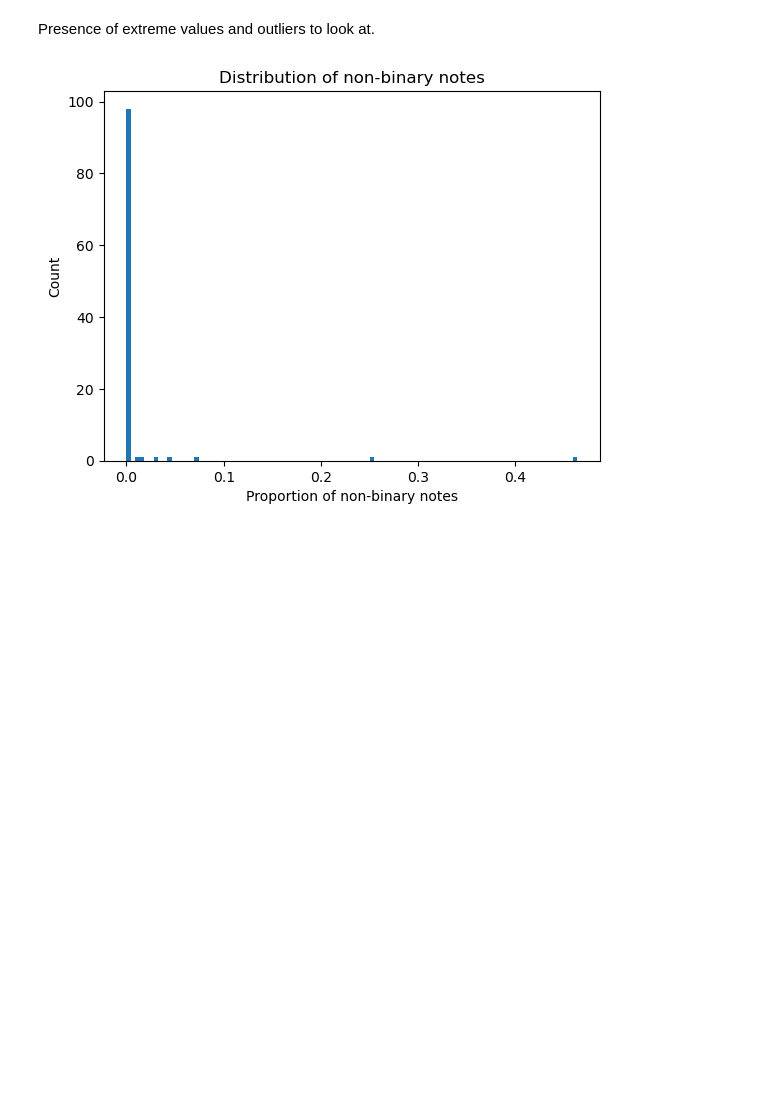
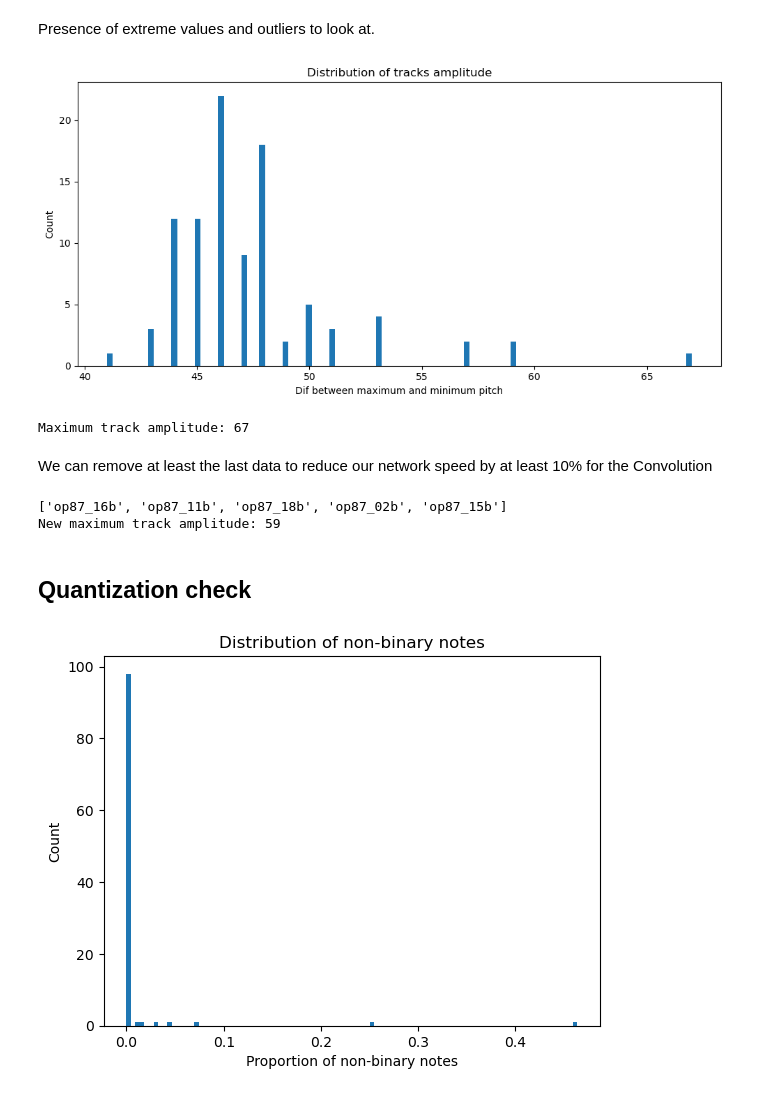
Before and after one commit to FRANCHI-Charles/MIDI-pattern-detection, a Jupyter notebook: checkfugues.ipynb, the cells around one changed output. Drawn from its saved outputs; the diff is of its cells as text; code cells hidden in the pictures; blank space fills up the shorter version.

```diff
--- a/checkfugues.ipynb
+++ b/checkfugues.ipynb
@@ -87,5 +100,36 @@ Maximum track pitch: 105
 # %% [markdown]
 Presence of extreme values and outliers to look at.
+# %%
+tracks_amplitude = {name : pitches[1] - pitches[0] for name, pitches in tracks_extreme_pitches.items()}
+
+plt.figure(figsize=(10,5))
+plt.hist(tracks_amplitude.values(), bins=100)
+plt.title(f"Distribution of tracks amplitude")
+plt.xlabel("Dif between maximum and minimum pitch")
+plt.ylabel("Count")
+
+plt.tight_layout()
+plt.show()
+
+print(f"Maximum track amplitude: {max(tracks_amplitude.values())}")
+# %% [output]
+[figure, added]
+Maximum track amplitude: 67
+# %% [markdown]
+We can remove at least the last data to reduce our network speed by at least 10% for the Convolution
+# %%
+big_amplitudes = sorted(tracks_amplitude, key=tracks_amplitude.get)[-5:]
+
+print(big_amplitudes)
+
+tracks_to_remove.append(big_amplitudes[-1])
+
+print(f"New maximum track amplitude: {max([elem for name, elem in tracks_amplitude.items() if name not in tracks_to_remove])}")
+# %% [output]
+['op87_16b', 'op87_11b', 'op87_18b', 'op87_02b', 'op87_15b']
+New maximum track amplitude: 59
+# %% [markdown]
+## Quantization check
 # %%
 tracks_nbr_non_binary = dict()
 
```
Also changed, not shown: parts of 4 cells of this notebook, 4 other files.
